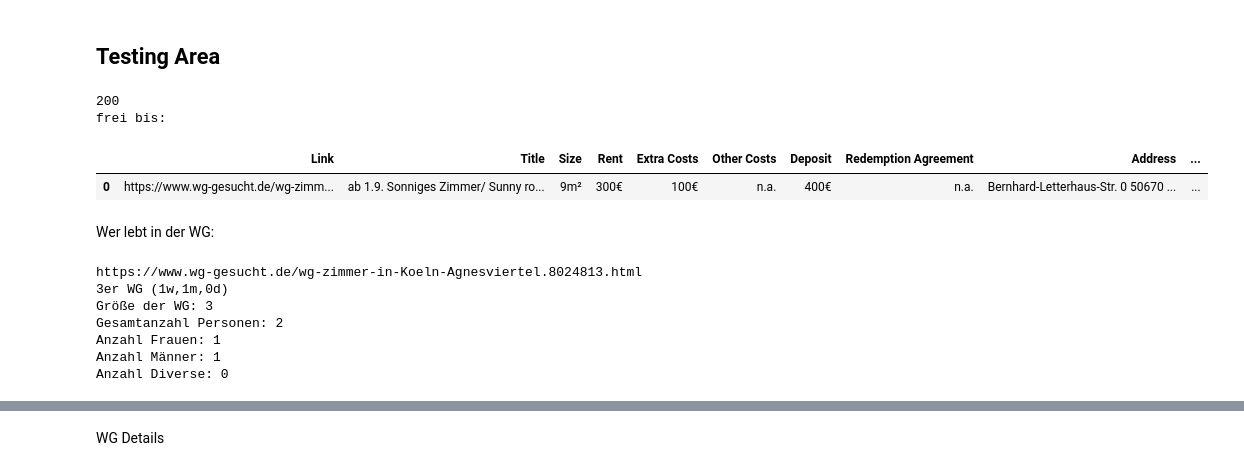
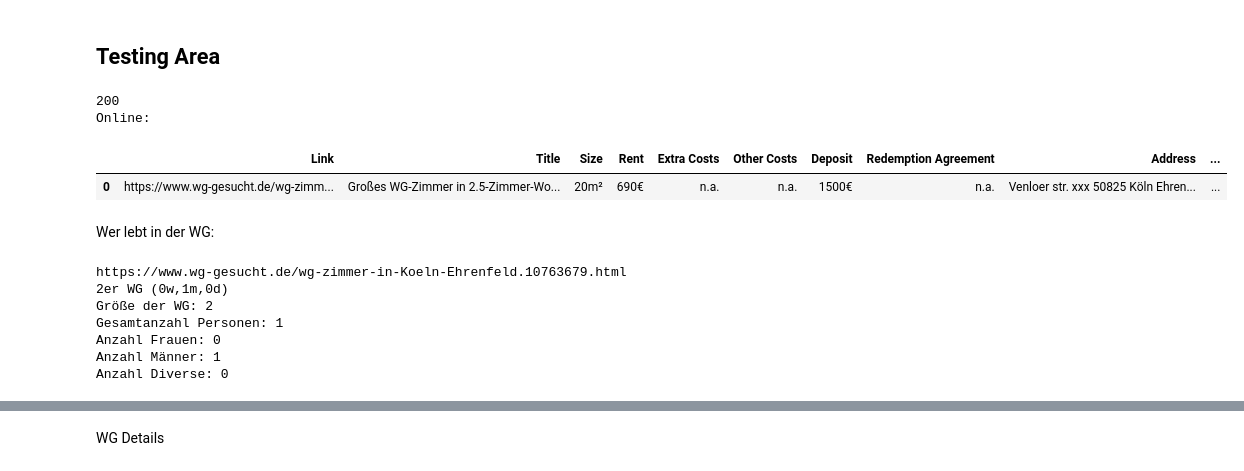
Before and after one commit to iwh-halle/fdap-2024-julian-456, a Jupyter notebook: appartment_analysis/testing/test_web_scrap.ipynb, the cells around one changed output, grey strips where cells are left out. Cells and saved outputs as stored; diff of their text form; code cells hidden in the pictures.

```diff
--- a/appartment_analysis/testing/test_web_scrap.ipynb
+++ b/appartment_analysis/testing/test_web_scrap.ipynb
@@ -242,7 +241,7 @@ KeyboardInterrupt:
 ## Testing Area
 # %%
 result_test_df = pd.DataFrame()
-url_shared_app = "https://www.wg-gesucht.de/wg-zimmer-in-Koeln-Agnesviertel.8024813.html"
+url_shared_app = "https://www.wg-gesucht.de/wg-zimmer-in-Koeln-Ehrenfeld.10763679.html"
 response = requests.get(url_shared_app, allow_redirects=False)
 print(response.status_code)
 
@@ -285,35 +284,35 @@ redemption_agreement = redemption_agreement.replace('\n', '').strip()
 address_panel = soup.find_all('div', class_='panel section_panel')[2]
 
 address = address_panel.find_all('span', class_='section_panel_detail')[0].text
 address = ' '.join(address.split())
 
 available_from = address_panel.find_all('span', class_='section_panel_value')[0].text
 available_from = available_from.replace('\n', '').strip()
 
 # Sometimes the available till is not available, so we need to check if the second span is 'frei bis:' --> if not we need to set it to n.a.
 if address_panel.find_all('span', class_='section_panel_detail')[2].text.strip() == 'frei bis:':
     available_till = address_panel.find_all('span', class_='section_panel_value')[1].text
     available_till = available_till.replace('\n', '').strip()
     online_since = address_panel.find_all('b', class_='noprint')[0].text
     online_since = online_since.replace('\n', '').strip()
 
 else:
     available_till = "n.a."
     online_since = address_panel.find_all('b', class_='noprint')[0].text
     online_since = online_since.replace('\n', '').strip()
 
 
 input_set = {'Link': url_shared_app, 'Title': title, 'Size': size, 'Rent': rent, 'Extra Costs': extra_costs, 'Other Costs': other_costs, 'Deposit': deposit, 'Redemption Agreement': redemption_agreement, 'Address': address, 'Available From': available_from, 'Available Till': available_till, 'Online Since': online_since}
 result_test_df = result_test_df._append(input_set, ignore_index=True)
 
 
 print(address_panel.find_all('span', class_='section_panel_detail')[2].text.strip())
 result_test_df
 # %% [output]
 200
-frei bis:
+Online:
 |  | Link | Title | Size | Rent | Extra Costs | Other Costs | Deposit | Redemption Agreement | Address | ... |
-| 0 | https://www.wg-gesucht.de/wg-zimm... | ab 1.9. Sonniges Zimmer/ Sunny ro... | 9m² | 300€ | 100€ | n.a. | 400€ | n.a. | Bernhard-Letterhaus-Str. 0 50670 ... | ... |
+| 0 | https://www.wg-gesucht.de/wg-zimm... | Großes WG-Zimmer in 2.5-Zimmer-Wo... | 20m² | 690€ | n.a. | n.a. | 1500€ | n.a. | Venloer str. xxx 50825 Köln Ehren... | ... |
 # %% [markdown]
 Wer lebt in der WG:
 # %%
@@ -361,10 +360,10 @@ print(f"Anzahl Frauen: {genders['w']}")
 print(f"Anzahl Männer: {genders['m']}")
 print(f"Anzahl Diverse: {genders['d']}")
 # %% [output]
-https://www.wg-gesucht.de/wg-zimmer-in-Koeln-Agnesviertel.8024813.html
-3er WG (1w,1m,0d)
-Größe der WG: 3
-Gesamtanzahl Personen: 2
-Anzahl Frauen: 1
+https://www.wg-gesucht.de/wg-zimmer-in-Koeln-Ehrenfeld.10763679.html
+2er WG (0w,1m,0d)
+Größe der WG: 2
+Gesamtanzahl Personen: 1
+Anzahl Frauen: 0
 Anzahl Männer: 1
 Anzahl Diverse: 0
```
Also changed, not shown: parts of 11 cells of this notebook, 4 other files.
